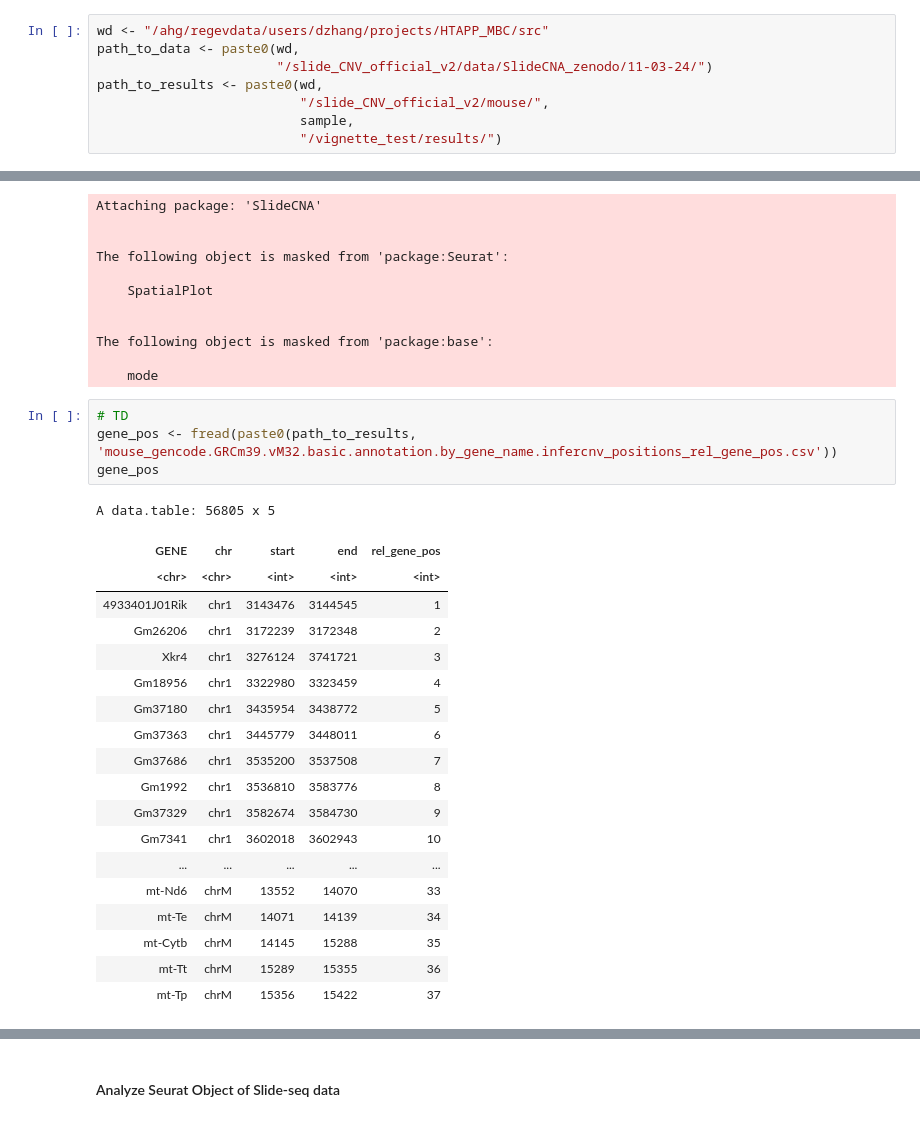
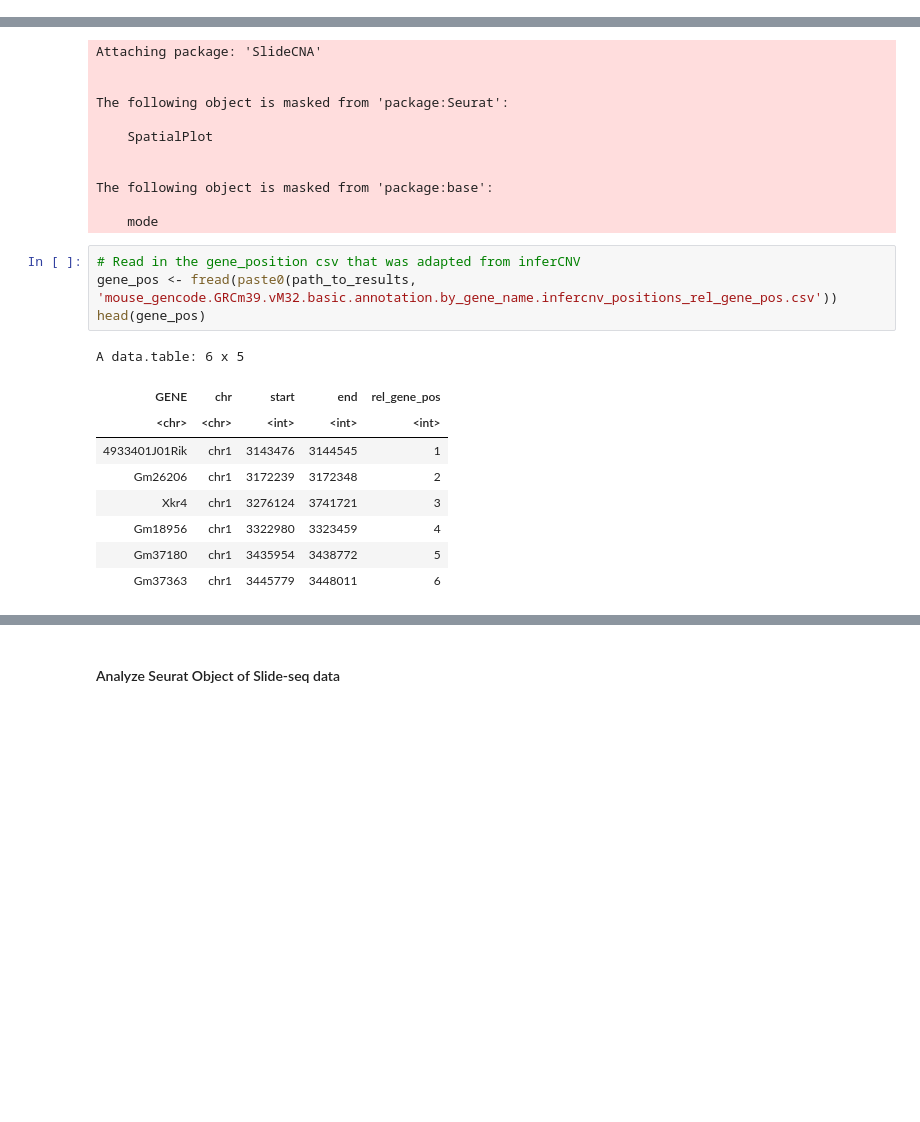
Before and after one commit to dkzhang777/SlideCNA_Analysis, a Jupyter notebook: vignettes/slide-seq_mouse.ipynb, the cells around one changed output, grey strips where cells are left out. Cells and saved outputs as stored; diff of their text form; blank space fills up the shorter version.

```diff
--- a/vignettes/slide-seq_mouse.ipynb
+++ b/vignettes/slide-seq_mouse.ipynb
@@ -31,11 +30,3 @@ lapply(libraries, function(x) suppressMessages(require(x, character.only = TRUE,
 [1] TRUE
 # %%
 sample <- "200115_08"
-# %%
-wd <- "/ahg/regevdata/users/dzhang/projects/HTAPP_MBC/src"
-path_to_data <- paste0(wd,
-                       "/slide_CNV_official_v2/data/SlideCNA_zenodo/11-03-24/")
-path_to_results <- paste0(wd,
-                          "/slide_CNV_official_v2/mouse/",
-                          sample,
-                          "/vignette_test/results/")
@@ -150,26 +98,16 @@ The following object is masked from 'package:base':
 
     mode
 # %%
-# TD
+# Read in the gene_position csv that was adapted from inferCNV
 gene_pos <- fread(paste0(path_to_results, 'mouse_gencode.GRCm39.vM32.basic.annotation.by_gene_name.infercnv_positions_rel_gene_pos.csv'))
-gene_pos
+head(gene_pos)
 # %% [output]
-A data.table: 56805 x 5
+A data.table: 6 x 5
 | GENE | chr | start | end | rel_gene_pos |
 | <chr> | <chr> | <int> | <int> | <int> |
 | 4933401J01Rik | chr1 | 3143476 | 3144545 | 1 |
 | Gm26206 | chr1 | 3172239 | 3172348 | 2 |
 | Xkr4 | chr1 | 3276124 | 3741721 | 3 |
 | Gm18956 | chr1 | 3322980 | 3323459 | 4 |
 | Gm37180 | chr1 | 3435954 | 3438772 | 5 |
 | Gm37363 | chr1 | 3445779 | 3448011 | 6 |
-| Gm37686 | chr1 | 3535200 | 3537508 | 7 |
-| Gm1992 | chr1 | 3536810 | 3583776 | 8 |
-| Gm37329 | chr1 | 3582674 | 3584730 | 9 |
-| Gm7341 | chr1 | 3602018 | 3602943 | 10 |
-| ... | ... | ... | ... | ... |
-| mt-Nd6 | chrM | 13552 | 14070 | 33 |
-| mt-Te | chrM | 14071 | 14139 | 34 |
-| mt-Cytb | chrM | 14145 | 15288 | 35 |
-| mt-Tt | chrM | 15289 | 15355 | 36 |
-| mt-Tp | chrM | 15356 | 15422 | 37 |
```
Also changed, not shown: parts of 15 cells of this notebook, 3 other files.
